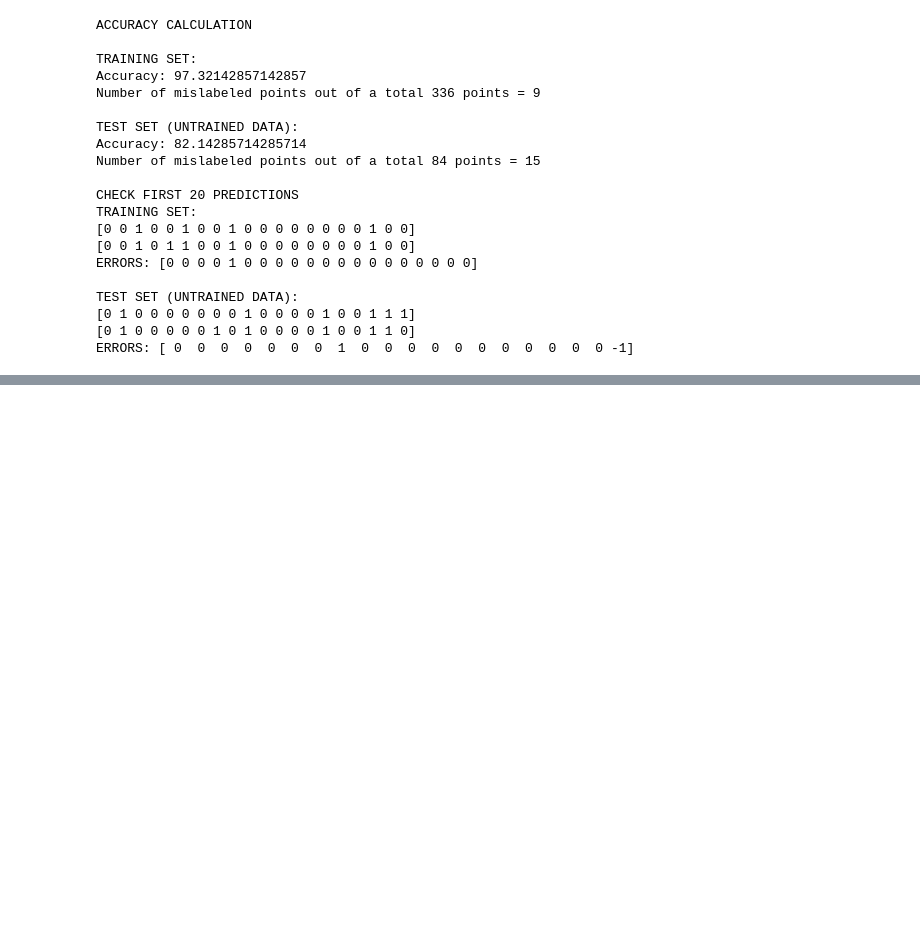
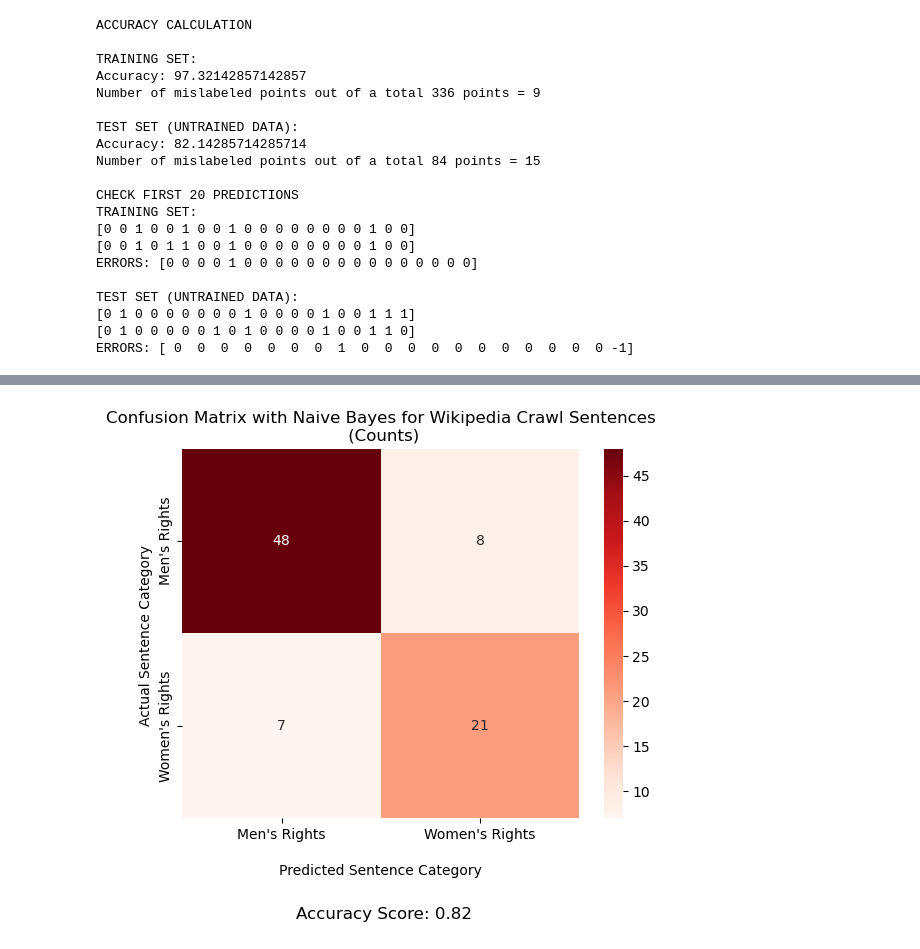
Before and after one commit to anly501/anly-501-project-5cminsuhlim, a Jupyter notebook: codes/03-naive-bayes/nb_py.ipynb, the cells around one changed output, grey strips where cells are left out. Drawn from its saved outputs; the diff is of its cells as text; code cells hidden in the pictures; blank space fills up the shorter version.

```diff
--- a/codes/03-naive-bayes/nb_py.ipynb
+++ b/codes/03-naive-bayes/nb_py.ipynb
@@ -149,0 +174,17 @@ ERRORS: [ 0  0  0  0  0  0  0  1  0  0  0  0  0  0  0  0  0  0  0 -1]
+# %%
+# Confusion Matrix (raw)
+ax = sns.heatmap(cm, annot=True, cmap='Reds')
+
+ax.set_title('Confusion Matrix with Naive Bayes for Wikipedia Crawl Sentences\n (Counts)')
+ax.set_xlabel('\nPredicted Sentence Category')
+ax.set_ylabel('Actual Sentence Category ')
+plt.figtext(0.44, -.1, txt, wrap=True, horizontalalignment='center', fontsize=12)
+
+## Ticket labels - List must be in alphabetical order
+ax.xaxis.set_ticklabels(["Men's Rights", "Women's Rights"])
+ax.yaxis.set_ticklabels(["Men's Rights", "Women's Rights"])
+
+## Display the visual
+plt.show()
+# %% [output]
+[figure, added]
```
Also changed, not shown: parts of 2 cells of this notebook, 9 other files.
